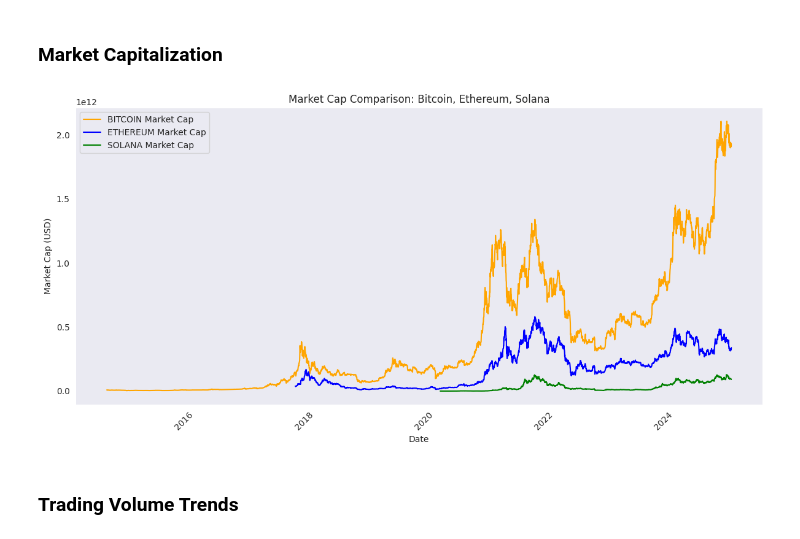
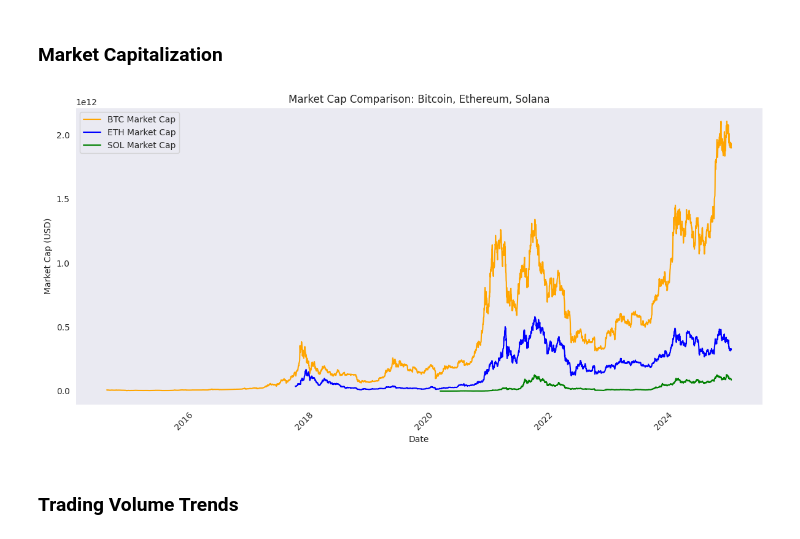
Before and after one commit to bonareri/Cryptocurrency-Price-Prediction-, a Jupyter notebook: Data_collection_analysis.ipynb, the cells around one changed output. Cells and saved outputs as stored; diff of their text form; code cells hidden in the pictures.

```diff
--- a/Data_collection_analysis.ipynb
+++ b/Data_collection_analysis.ipynb
@@ -152,6 +152,9 @@ memory usage: 515.1+ KB
 # %%
 #convert date to datetime
 df['Date'] = pd.to_datetime(df['Date'])
+# %%
+#set date as the index
+df.set_index('Date', inplace=True)
 # %%
 df.info()
 # %% [output]
@@ -358,42 +353,41 @@ plot_price_comparison(btc, eth, sol)
 # %% [markdown]
 ### Market Capitalization
 # %%
-import matplotlib.pyplot as plt
+def plot_market_cap_comparison(df):
 
-def plot_market_cap_comparison(df):
     # Create a plot
     plt.figure(figsize=(12, 6))
 
-    # Define coin names and colors
-    coins = ["BITCOIN", "ETHEREUM", "SOLANA"]
+    # Define coin names (standardized) and colors
+    coins = ["BTC", "ETH", "SOL"]
     colors = ["orange", "blue", "green"]
 
     # Loop over each coin and plot its market cap
     for coin, color in zip(coins, colors):
         # Filter the dataframe for the current coin
         coin_df = df[df['Coin'] == coin]
 
         # Plot the Market Cap for the current coin
-        plt.plot(coin_df['Date'], coin_df['Market Cap'], label=f'{coin} Market Cap', color=color)
+        plt.plot(coin_df.index, coin_df['Market Cap'], label=f'{coin} Market Cap', color=color)
 
     # Set titles and labels
     plt.title('Market Cap Comparison: Bitcoin, Ethereum, Solana')
     plt.xlabel('Date')
     plt.ylabel('Market Cap (USD)')
     plt.legend()
     plt.grid()
 
     # Rotate the x-axis labels for better readability
     plt.xticks(rotation=45)
 
     # Show the plot
     plt.tight_layout()
     plt.show()
 
 # Usage: Assuming 'df' is your combined dataframe
 plot_market_cap_comparison(df)
 # %% [output]
-[figure, old version]
+[figure, new version]
 # %% [markdown]
 ### Trading Volume Trends
 # %%
```
Also changed, not shown: parts of 7 cells of this notebook.
